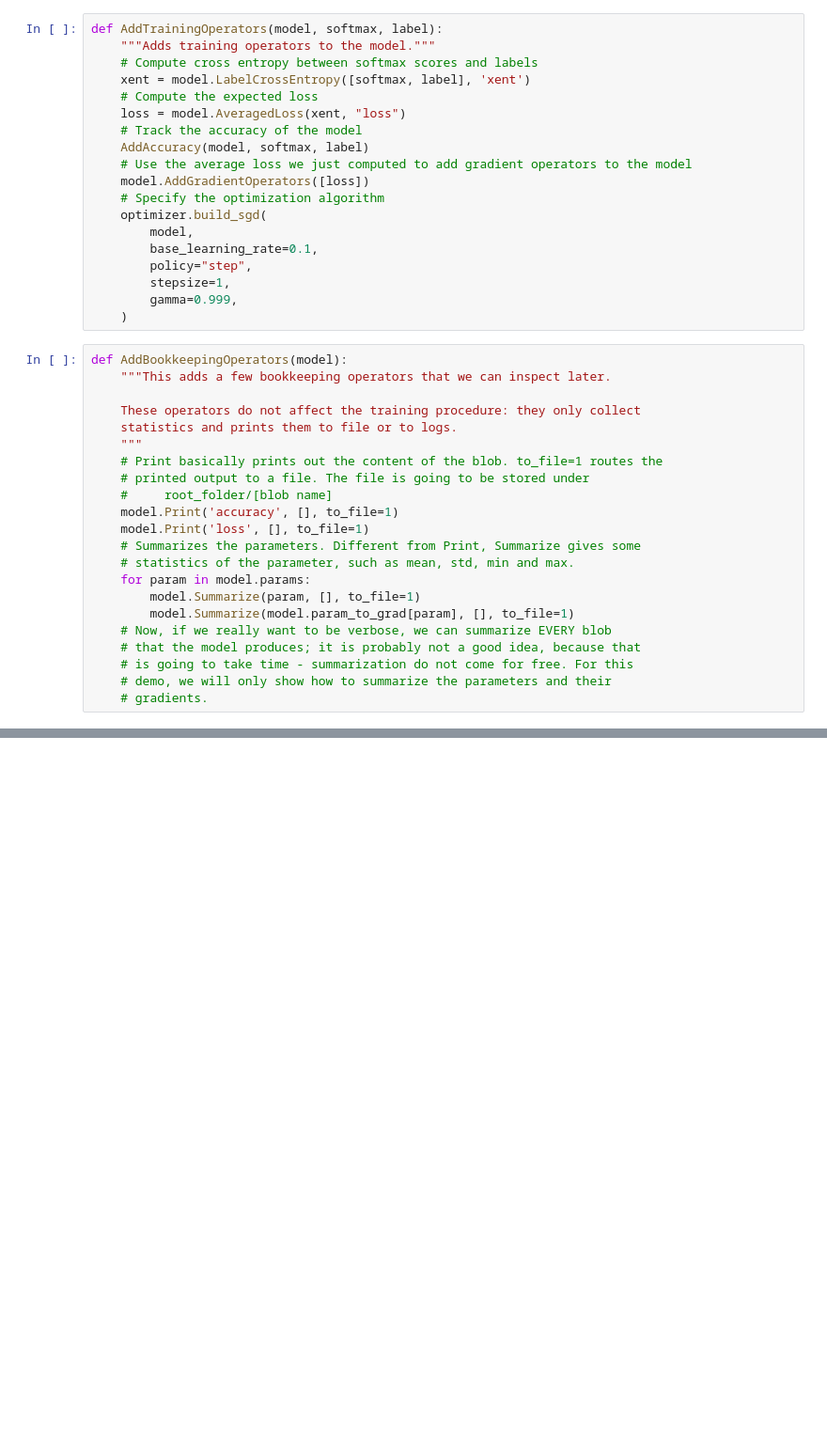
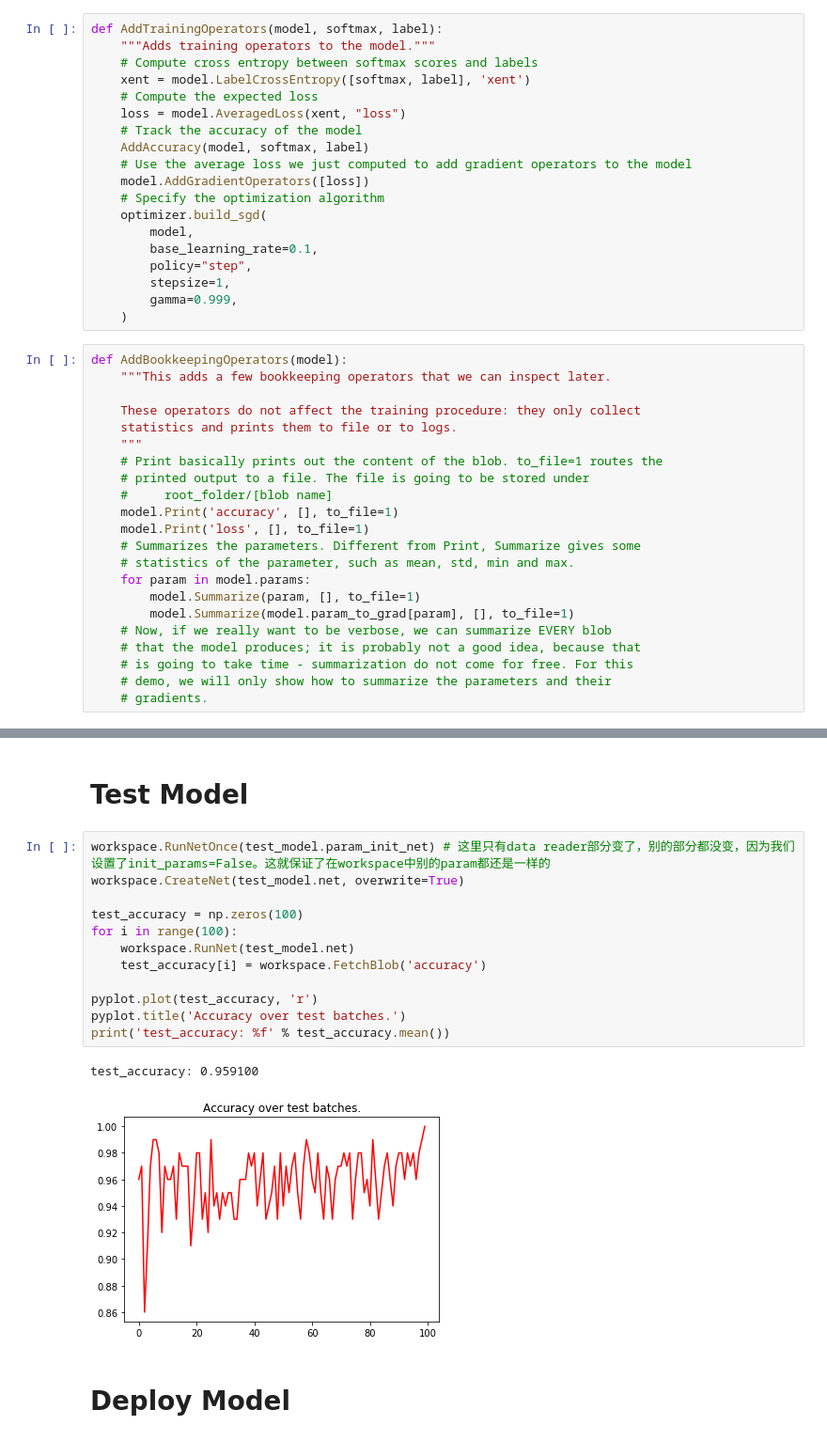
Before and after one commit to Agnostic12/caffe2_learning, a Jupyter notebook: 1-MNIST example.ipynb, the cells around one changed output, grey strips where cells are left out. Shown at 94% size. Cells and saved outputs as stored; diff of their text form; blank space fills up the shorter version.

```diff
--- a/1-MNIST example.ipynb
+++ b/1-MNIST example.ipynb
@@ -339,0 +296,19 @@ output: "dbreader_.\\caffe2_notebooks\\tutorial_data\\mnist\\mnist-train-nchw-lm
+# %% [markdown]
+# Test Model
+# %%
+workspace.RunNetOnce(test_model.param_init_net) # 这里只有data reader部分变了，别的部分都没变，因为我们设置了init_params=False。这就保证了在workspace中别的param都还是一样的
+workspace.CreateNet(test_model.net, overwrite=True)
+
+test_accuracy = np.zeros(100)
+for i in range(100):
+    workspace.RunNet(test_model.net)
+    test_accuracy[i] = workspace.FetchBlob('accuracy')
+
+pyplot.plot(test_accuracy, 'r')
+pyplot.title('Accuracy over test batches.')
+print('test_accuracy: %f' % test_accuracy.mean())
+# %% [output]
+test_accuracy: 0.959100
+[figure, added]
+# %% [markdown]
+# Deploy Model
```
Also changed, not shown: parts of 16 cells of this notebook, 25 other files.
